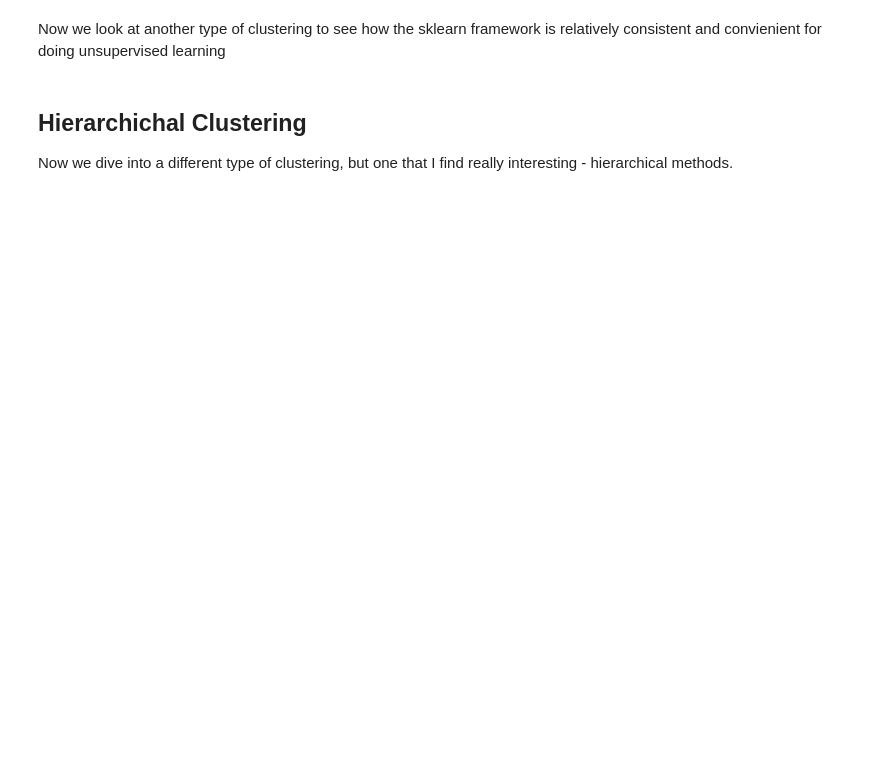
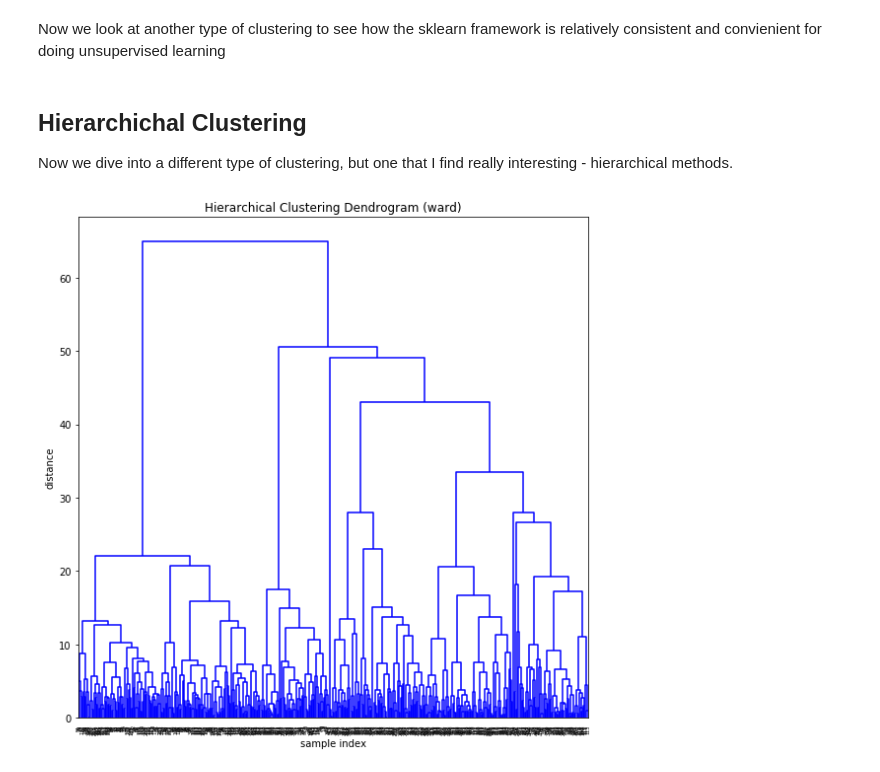
Before and after one commit to untapped-energy/clustering, a Jupyter notebook: code/3_clustering.ipynb, the cells around one changed output. Saved outputs shown, nothing was run; the diff lists cells and outputs as text; code cells hidden in the pictures; blank space fills up the shorter version.

```diff
--- a/code/3_clustering.ipynb
+++ b/code/3_clustering.ipynb
@@ -63,7 +67,9 @@ plot_cluster_results(db, scaled_well_data)
 Now we dive into a different type of clustering, but one that I find really interesting - hierarchical methods.
 # %%
 # "ward" minimizes the variance of the clusters being merged.
-ward_hclust = AgglomerativeClustering(n_clusters=3, linkage='ward').fit(X)
-plot_dendrogram(X, method = 'ward')
+ward_hclust = AgglomerativeClustering(n_clusters=3, linkage='ward').fit(scaled_well_data)
+plot_dendrogram(scaled_well_data, method = 'ward')
+# %% [output]
+[figure, added]
 # %%
 # "average" uses the average of the distances of each observation of the two sets.
```
Also changed, not shown: parts of 7 cells of this notebook, 2 other files.
